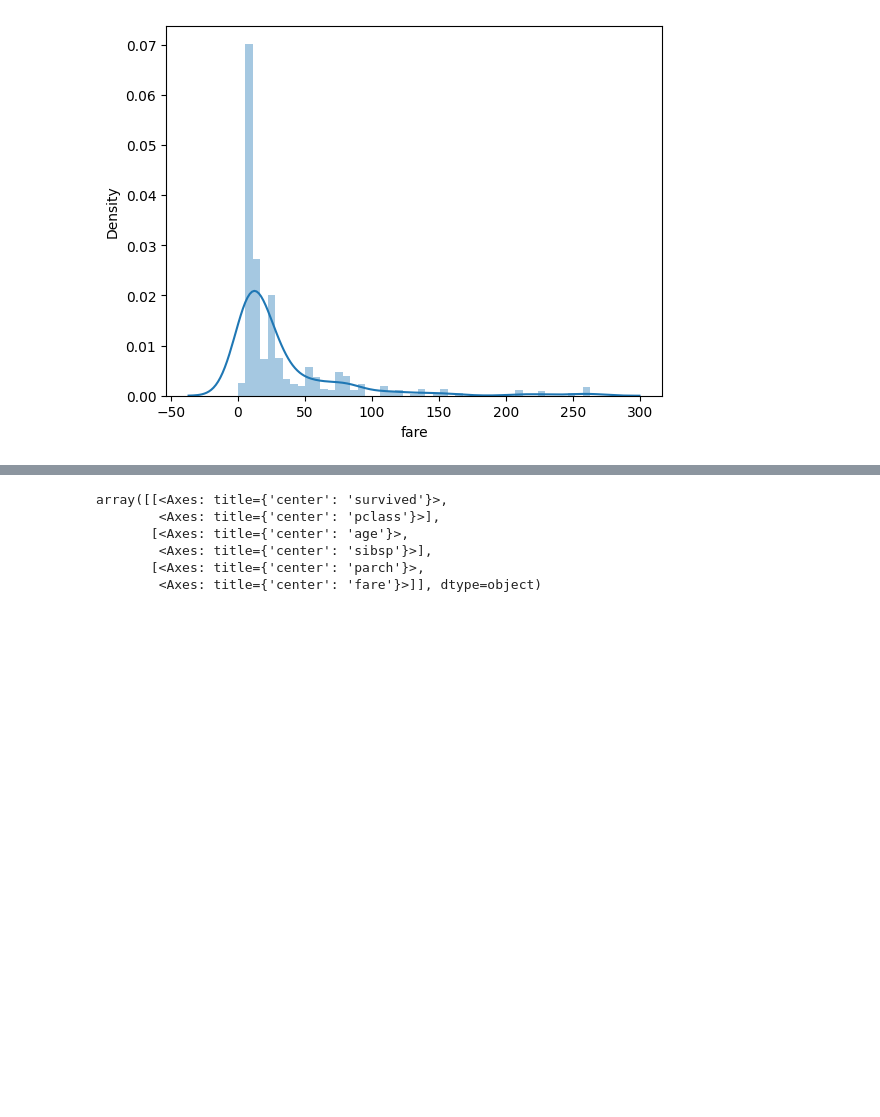
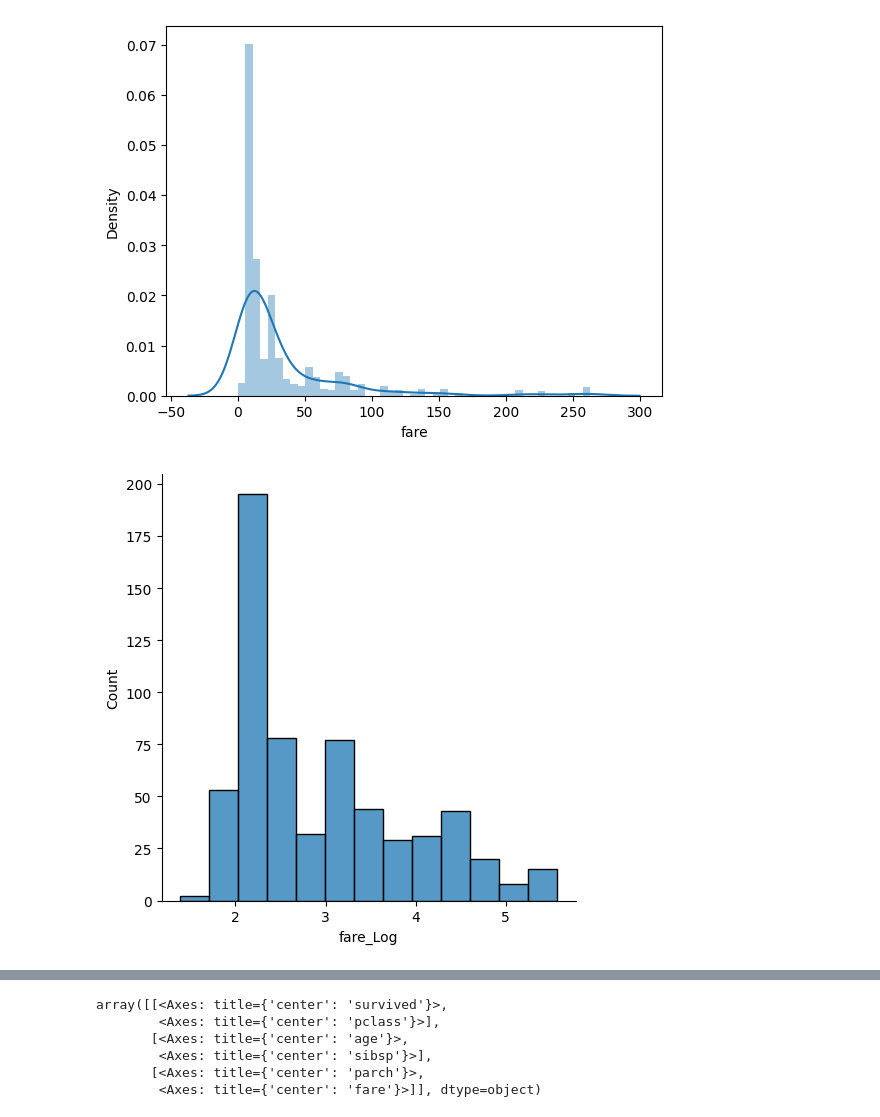
Before and after one commit to M-Aaqib-Arshad/Data-Science, a Jupyter notebook: EDA.ipynb, the cells around one changed output, grey strips where cells are left out. Drawn from its saved outputs; the diff is of its cells as text; code cells hidden in the pictures; blank space fills up the shorter version.

```diff
--- a/EDA.ipynb
+++ b/EDA.ipynb
@@ -261,3 +261,8 @@ https://gist.github.com/mwaskom/de44147ed2974457ad6372750bbe5751
   sns.distplot(newShip['fare'])
 <Axes: xlabel='fare', ylabel='Density'>
 [figure]
+# %%
+sns.displot(newShip['fare_Log'])
+plt.show()
+# %% [output]
+[figure, added]
```
Also changed, not shown: parts of 21 cells of this notebook.
